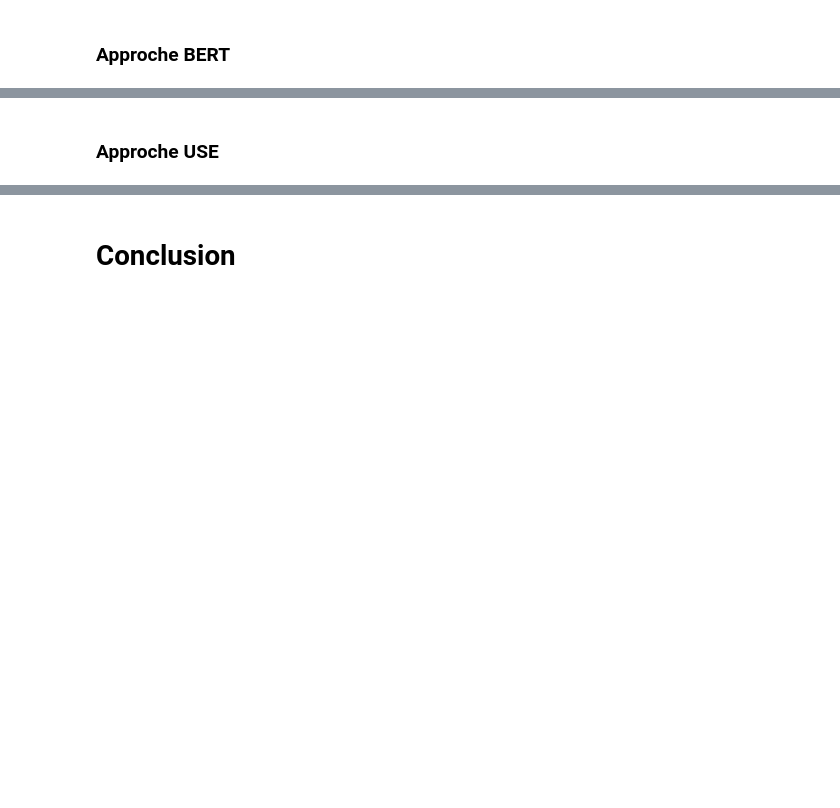
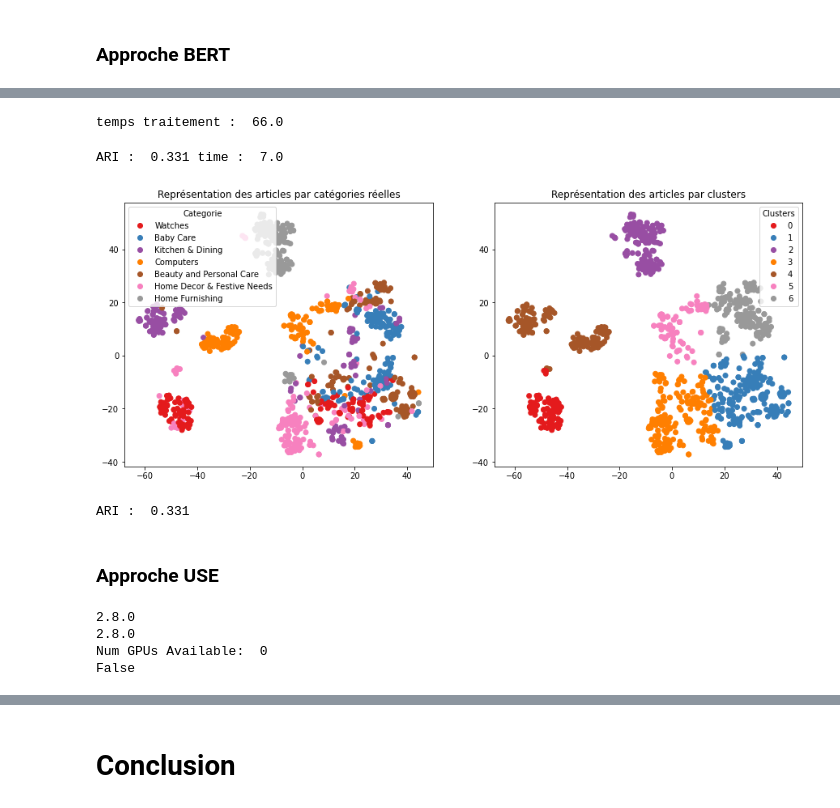
Before and after one commit to 0SJ0/Marketplace, a Jupyter notebook: P6_Notebook.ipynb, the cells around one changed output, grey strips where cells are left out. Drawn from its saved outputs; the diff is of its cells as text; code cells hidden in the pictures; blank space fills up the shorter version.

```diff
--- a/P6_Notebook.ipynb
+++ b/P6_Notebook.ipynb
@@ -390,0 +735,9 @@ dtype: int64
+# %%
+from transformers import TFAutoModel
+from transformers import AutoTokenizer
+
+max_length = 64
+batch_size = 10
+model_type = 'bert-base-uncased'
+model = TFAutoModel.from_pretrained(model_type)
+sentences = df['sentence_dl'].to_list()
@@ -391,2 +750,18 @@ dtype: int64
+# %%
+# Création des features
+
+features_bert, last_hidden_states_tot = feature_BERT_fct(model, model_type, sentences,
+                                                         max_length, batch_size, mode='HF')
+# %% [output]
+temps traitement :  66.0
+# %%
+ARI, X_tsne, labels = ARI_fct(features_bert)
+# %% [output]
+ARI :  0.331 time :  7.0
+# %%
+TSNE_visu_fct(X_tsne, y_cat_num, labels, ARI)
+# %% [output]
+[figure, added]
+ARI :  0.331
 # %% [markdown]
 ### Approche USE
@@ -392,0 +787,10 @@ dtype: int64
+# %%
+print(tf.__version__)
+print(tensorflow.__version__)
+print("Num GPUs Available: ", len(tf.config.experimental.list_physical_devices('GPU')))
+print(tf.test.is_built_with_cuda())
+# %% [output]
+2.8.0
+2.8.0
+Num GPUs Available:  0
+False
```
Also changed, not shown: parts of 35 cells of this notebook.
